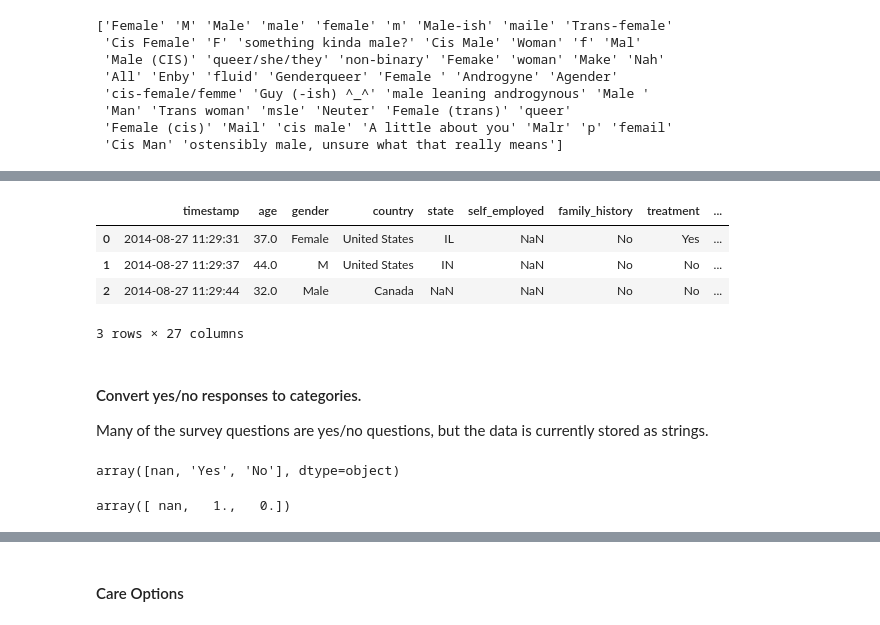
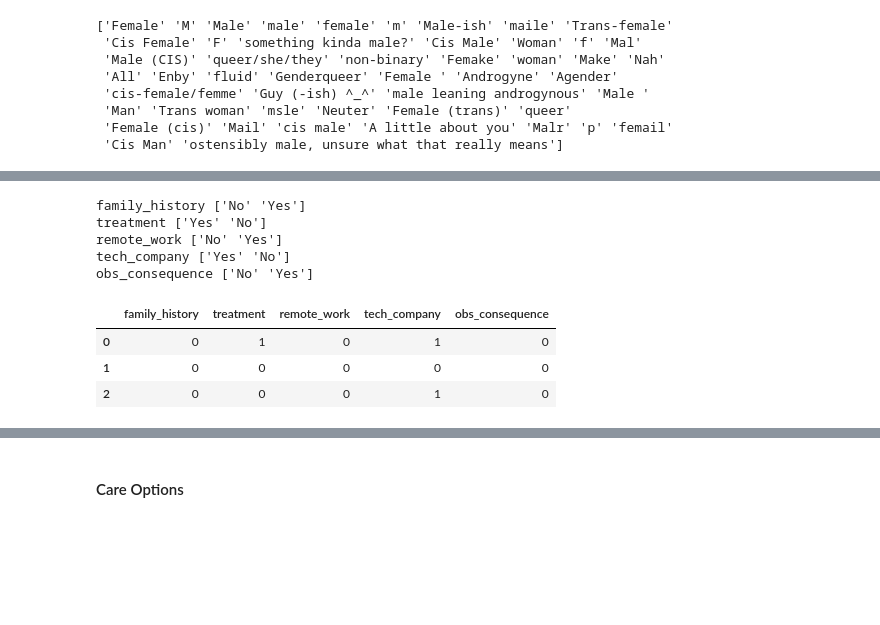
Before and after one commit to bgveenstra/ds-sf-32-brianna, a Jupyter notebook: project/mental-health-in-tech.ipynb, the cells around one changed output, grey strips where cells are left out. Saved outputs shown, nothing was run; the diff lists cells and outputs as text; code cells hidden in the pictures; blank space fills up the shorter version.

Commit message:
cleaned up data exploration and cleaning

```diff
--- a/project/mental-health-in-tech.ipynb
+++ b/project/mental-health-in-tech.ipynb
@@ -29,0 +23,6 @@ df14.head(3)
+# %%
+# standardize columns to have lowercase names
+df14.rename(columns={'Age': 'age', 'Gender': 'gender', 'Country': 'country', 'Timestamp': 'timestamp'}, inplace=True)
+# replace confusing no_employees column name
+df14.rename(columns={'no_employees': 'num_employees'}, inplace=True)
+df14.head(3)
@@ -92,0 +102,4 @@ col_question_map['mental_vs_physical']
+# %%
+nan = float('NaN')
+
+df14.age = df14.age.map(lambda x: nan if (x<16 or x>100) else x)
@@ -175,2 +162,0 @@ print ages
-# %%
-df14.age = df.age.map(lambda x: nan if (x<16 or x>100) else x)
@@ -185,0 +178,11 @@ print ages
+# %%
+for col in df14.columns:
+    col_uniq = df14[col].unique()
+    if len(col_uniq) == 2:
+        print col, col_uniq
+# %% [output]
+family_history ['No' 'Yes']
+treatment ['Yes' 'No']
+remote_work ['No' 'Yes']
+tech_company ['Yes' 'No']
+obs_consequence ['No' 'Yes']
@@ -186,16 +200,11 @@ print ages
+# %%
+two_opt_cols = ['family_history', 'treatment', 'remote_work', 'tech_company', 'obs_consequence']
+for col in two_opt_cols:
+    yes_no_same_column(df14, col)
 # %%
-df14.head(3)
+df14[two_opt_cols].head(3)
 # %% [output]
-|  | timestamp | age | gender | country | state | self_employed | family_history | treatment | ... |
-| 0 | 2014-08-27 11:29:31 | 37.0 | Female | United States | IL | NaN | No | Yes | ... |
-| 1 | 2014-08-27 11:29:37 | 44.0 | M | United States | IN | NaN | No | No | ... |
-| 2 | 2014-08-27 11:29:44 | 32.0 | Male | Canada | NaN | NaN | No | No | ... |
+|  | family_history | treatment | remote_work | tech_company | obs_consequence |
+| 0 | 0 | 1 | 0 | 1 | 0 |
+| 1 | 0 | 0 | 0 | 0 | 0 |
+| 2 | 0 | 0 | 0 | 1 | 0 |
-3 rows × 27 columns
-# %% [markdown]
-#### Convert yes/no responses to categories.
-
-Many of the survey questions are yes/no questions, but the data is currently stored as strings.
-# %%
-df14.self_employed.unique()
-# %% [output]
-array([nan, 'Yes', 'No'], dtype=object)
@@ -210,5 +210,0 @@ def yes_no_nan(response):
-# %%
-df14.self_employed = df14.self_employed.map(yes_no_nan)
-df14.self_employed.unique()
-# %% [output]
-array([ nan,   1.,   0.])
```
Also changed, not shown: parts of 104 cells of this notebook.
